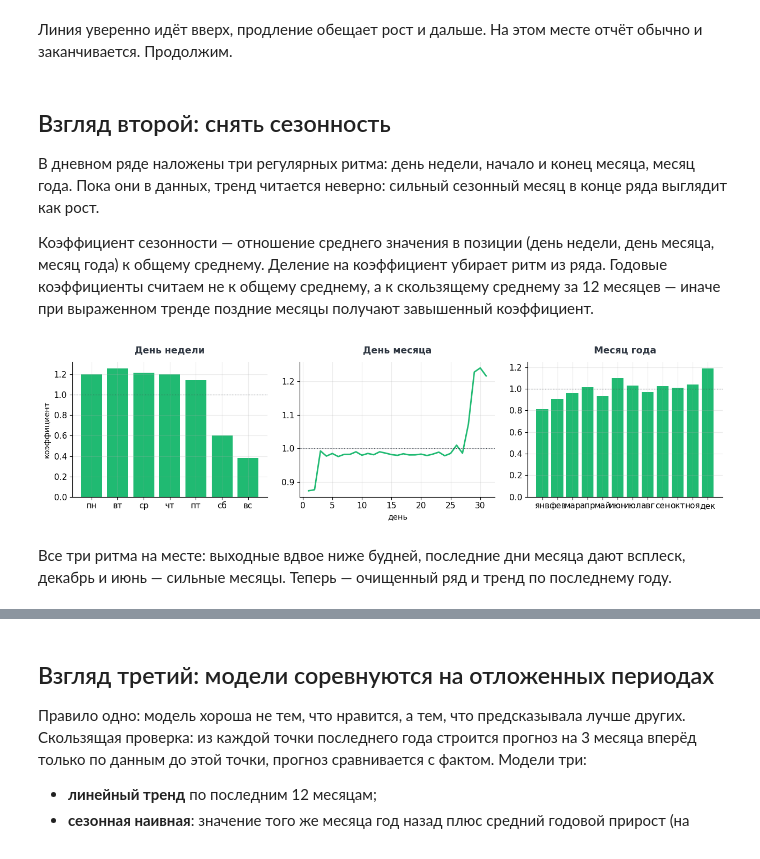
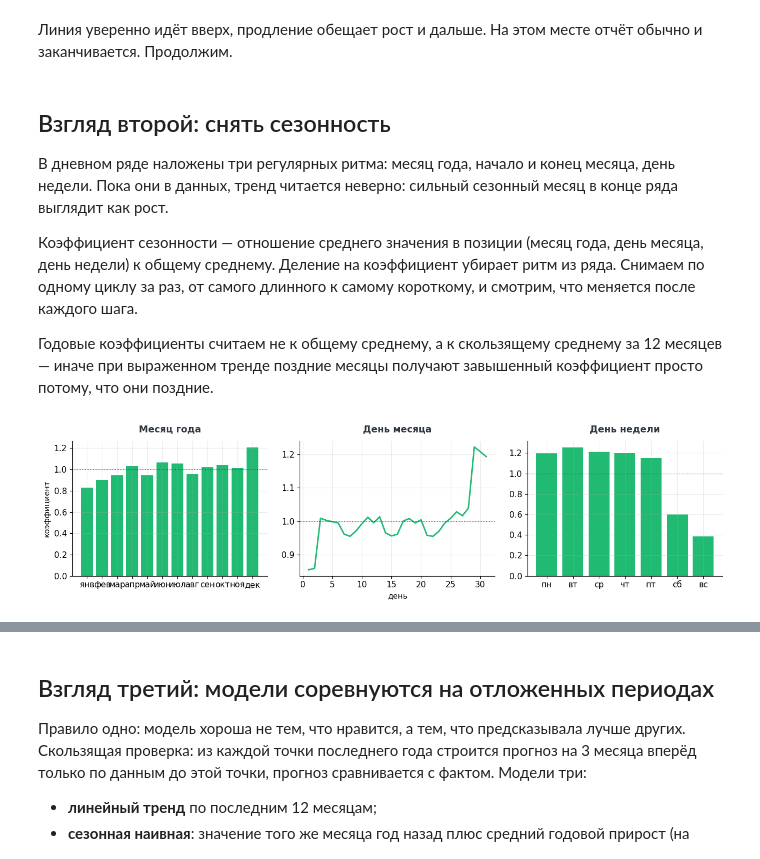
Before and after one commit to wybaeb/bank-analytics-workshop, a Jupyter notebook: 3.4_кейс_анализ_отклонений/3.4.3_анализ_отклонений.ipynb, the cells around one changed output, grey strips where cells are left out. Drawn from its saved outputs; the diff is of its cells as text; code cells hidden in the pictures.

```diff
--- a/3.4_кейс_анализ_отклонений/3.4.3_анализ_отклонений.ipynb
+++ b/3.4_кейс_анализ_отклонений/3.4.3_анализ_отклонений.ipynb
@@ -63,48 +63,52 @@ print(f"Наклон тренда: {к:+.1f} млн руб. в месяц — р
 # %% [markdown]
 ## Взгляд второй: снять сезонность
 
-В дневном ряде наложены три регулярных ритма: день недели, начало и конец
-месяца, месяц года. Пока они в данных, тренд читается неверно: сильный
+В дневном ряде наложены три регулярных ритма: месяц года, начало и конец
+месяца, день недели. Пока они в данных, тренд читается неверно: сильный
 сезонный месяц в конце ряда выглядит как рост.
 
-Коэффициент сезонности — отношение среднего значения в позиции (день недели,
-день месяца, месяц года) к общему среднему. Деление на коэффициент убирает
-ритм из ряда. Годовые коэффициенты считаем не к общему среднему, а к
-скользящему среднему за 12 месяцев — иначе при выраженном тренде поздние
-месяцы получают завышенный коэффициент.
+Коэффициент сезонности — отношение среднего значения в позиции (месяц года,
+день месяца, день недели) к общему среднему. Деление на коэффициент убирает
+ритм из ряда. Снимаем по одному циклу за раз, от самого длинного к самому
+короткому, и смотрим, что меняется после каждого шага.
+
+Годовые коэффициенты считаем не к общему среднему, а к скользящему среднему
+за 12 месяцев — иначе при выраженном тренде поздние месяцы получают
+завышенный коэффициент просто потому, что они поздние.
 # %%
-# недельная и внутримесячная сезонность — на дневных данных
-к_недели = ряд.groupby(ряд.index.dayofweek).mean() / ряд.mean()
-без_недели = ряд / к_недели[ряд.index.dayofweek].values
+# 1. годовая: коэффициент месяца года — к скользящему среднему за 12 месяцев
+мес_сырой = ряд.resample("MS").mean()
+скользящее = мес_сырой.rolling(12, center=True, min_periods=12).mean()
+отношение = (мес_сырой / скользящее).dropna()
+к_года = отношение.groupby(отношение.index.month).mean()
+к_года = к_года / к_года.mean()
+без_года = ряд / к_года[ряд.index.month].values
 
-к_дня = без_недели.groupby(без_недели.index.day).mean() / без_недели.mean()
-без_дня = без_недели / к_дня[без_недели.index.day].values
+# 2. внутримесячная: коэффициент дня месяца
+к_дня = без_года.groupby(без_года.index.day).mean() / без_года.mean()
+без_дня = без_года / к_дня[без_года.index.day].values
+
+# 3. недельная: коэффициент дня недели
+к_недели = без_дня.groupby(без_дня.index.dayofweek).mean() / без_дня.mean()
+без_недели = без_дня / к_недели[без_дня.index.dayofweek].values
 
 # месячный ряд: среднедневной объём — не зависит от числа дней в месяце
-мес = без_дня.resample("MS").mean()
+очищенный = без_недели.resample("MS").mean()
 
-# годовая сезонность — отношение к скользящему среднему за 12 месяцев
-скользящее = мес.rolling(12, center=True, min_periods=12).mean()
-отношение = (мес / скользящее).dropna()
-к_года = отношение.groupby(отношение.index.month).mean()
-к_года = к_года / к_года.mean()
-очищенный = мес / к_года[мес.index.month].values
+СЛОИ = [("как есть", ряд), ("снята годовая", без_года),
+        ("снята внутримесячная", без_дня), ("снята недельная", без_недели)]
 
 дни_нед = ["пн", "вт", "ср", "чт", "пт", "сб", "вс"]
 мес_имена = ["янв", "фев", "мар", "апр", "май", "июн",
              "июл", "авг", "сен", "окт", "ноя", "дек"]
 fig, axes = plt.subplots(1, 3, figsize=(13, 3.6))
-axes[0].bar(дни_нед, к_недели.values, color=ACC)
-оформить(axes[0], "День недели", y="коэффициент")
+axes[0].bar(мес_имена, к_года.values, color=ACC)
+оформить(axes[0], "Месяц года", y="коэффициент")
 axes[1].plot(к_дня.index, к_дня.values, color=ACC, lw=2)
 оформить(axes[1], "День месяца", x="день")
-axes[2].bar(мес_имена, к_года.values, color=ACC)
-оформить(axes[2], "Месяц года")
+axes[2].bar(дни_нед, к_недели.values, color=ACC)
+оформить(axes[2], "День недели")
 for ax in axes: ax.axhline(1, color=INK, lw=0.8, ls=":")
 plt.tight_layout(); plt.show()
 # %% [output]
-[figure, old version]
+[figure, new version]
-# %% [markdown]
-Все три ритма на месте: выходные вдвое ниже будней, последние дни месяца
-дают всплеск, декабрь и июнь — сильные месяцы. Теперь — очищенный ряд
-и тренд по последнему году.
```
Also changed, not shown: parts of 11 cells of this notebook, 1 other file.
